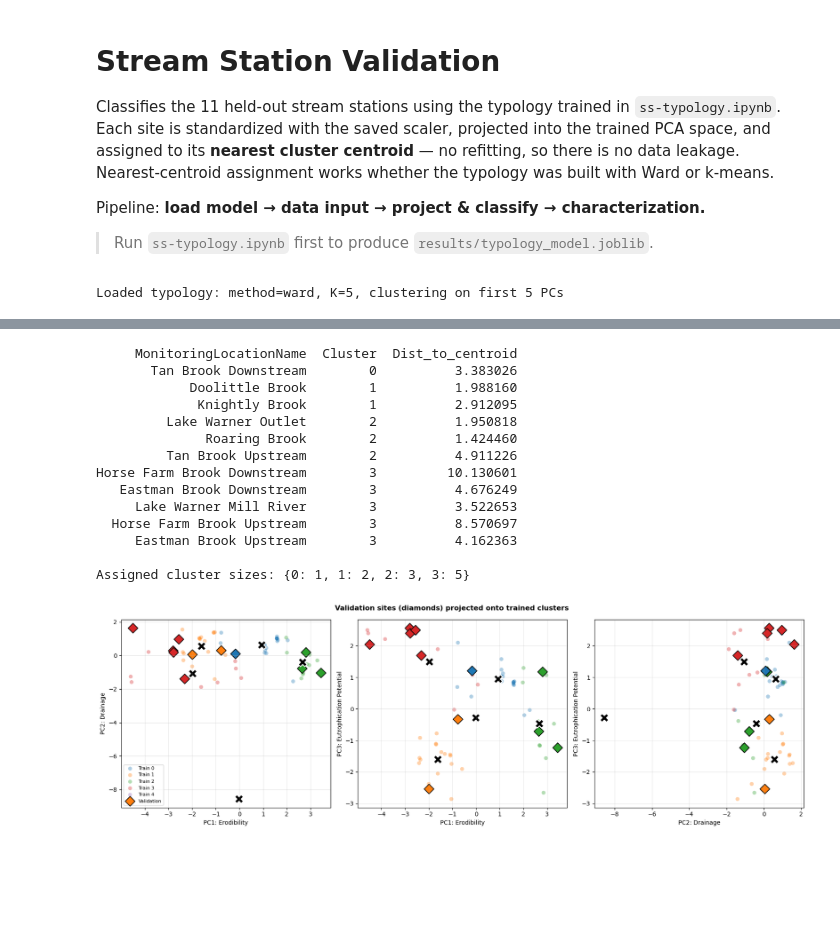
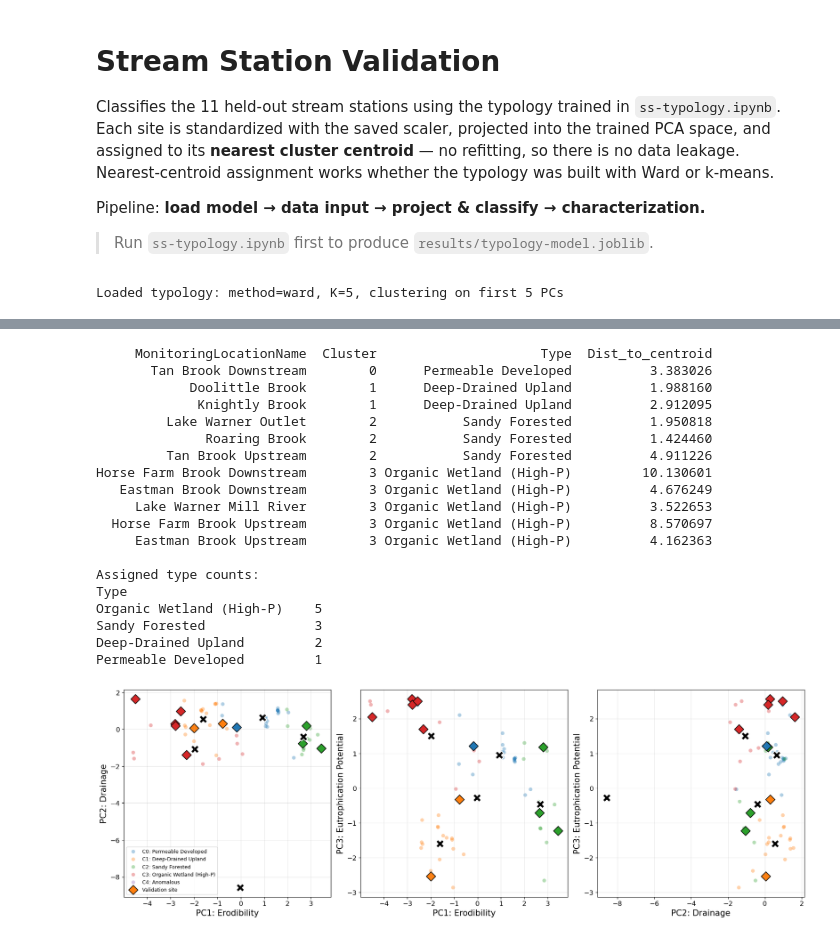
Before and after one commit to narslab/stream-station-typology, a Jupyter notebook: bin/sst-validation.ipynb, the cells around one changed output, grey strips where cells are left out. Saved outputs shown, nothing was run; the diff lists cells and outputs as text; code cells hidden in the pictures; blank space fills up the shorter version.

```diff
--- a/bin/sst-validation.ipynb
+++ b/bin/sst-validation.ipynb
@@ -9,7 +9,7 @@ whether the typology was built with Ward or k-means.
 
 Pipeline: **load model → data input → project & classify → characterization.**
 
-> Run `ss-typology.ipynb` first to produce `results/typology_model.joblib`.
+> Run `ss-typology.ipynb` first to produce `results/typology-model.joblib`.
 # %%
 # --- Setup & load the trained typology ---
 import numpy as np
@@ -26,11 +26,16 @@ OUT = ROOT / "results"        # data artifacts: CSV + joblib
 FIG = ROOT / "figures"        # all plots
 FIG.mkdir(exist_ok=True)
 
+# Larger fonts to match the typology figures
+plt.rcParams.update({"axes.labelsize": 15, "xtick.labelsize": 12,
+                     "ytick.labelsize": 12, "legend.fontsize": 11})
+
 M = joblib.load(OUT / "typology-model.joblib")
 scaler, pca = M["scaler"], M["pca"]
 centroids = M["centroids"]
 FEATURES, ID_COLS = M["features"], M["id_cols"]
 PC_NAMES, VARIABLE_LABELS = M["pc_names"], M["variable_labels"]
+CLUSTER_NAMES = M["cluster_names"]
 N = M["n_pcs_cluster"]
 PALETTE = list(plt.get_cmap("tab10").colors)
 print(f"Loaded typology: method={M['cluster_method']}, K={M['k']}, "
@@ -67,54 +72,58 @@ Validation sites: 11
 scores_v = pca.transform(scaler.transform(val[FEATURES]))[:, :N]
 dist = cdist(scores_v, centroids)          # distance to every cluster centroid
 val["Cluster"] = dist.argmin(axis=1)
+val["Type"] = val["Cluster"].map(CLUSTER_NAMES)
 val["Dist_to_centroid"] = dist.min(axis=1)
 
-print(val[["MonitoringLocationName", "Cluster", "Dist_to_centroid"]]
+print(val[["MonitoringLocationName", "Cluster", "Type", "Dist_to_centroid"]]
       .sort_values("Cluster").to_string(index=False))
-print("\nAssigned cluster sizes:",
-      val["Cluster"].value_counts().sort_index().to_dict())
+print("\nAssigned type counts:")
+print(val["Type"].value_counts().to_string())
 # %% [output]
-     MonitoringLocationName  Cluster  Dist_to_centroid
-       Tan Brook Downstream        0          3.383026
-            Doolittle Brook        1          1.988160
-             Knightly Brook        1          2.912095
-         Lake Warner Outlet        2          1.950818
-              Roaring Brook        2          1.424460
-         Tan Brook Upstream        2          4.911226
-Horse Farm Brook Downstream        3         10.130601
-   Eastman Brook Downstream        3          4.676249
-     Lake Warner Mill River        3          3.522653
-  Horse Farm Brook Upstream        3          8.570697
-     Eastman Brook Upstream        3          4.162363
+     MonitoringLocationName  Cluster                     Type  Dist_to_centroid
+       Tan Brook Downstream        0      Permeable Developed          3.383026
+            Doolittle Brook        1      Deep-Drained Upland          1.988160
+             Knightly Brook        1      Deep-Drained Upland          2.912095
+         Lake Warner Outlet        2           Sandy Forested          1.950818
+              Roaring Brook        2           Sandy Forested          1.424460
+         Tan Brook Upstream        2           Sandy Forested          4.911226
+Horse Farm Brook Downstream        3 Organic Wetland (High-P)         10.130601
+   Eastman Brook Downstream        3 Organic Wetland (High-P)          4.676249
+     Lake Warner Mill River        3 Organic Wetland (High-P)          3.522653
+  Horse Farm Brook Upstream        3 Organic Wetland (High-P)          8.570697
+     Eastman Brook Upstream        3 Organic Wetland (High-P)          4.162363
 
-Assigned cluster sizes: {0: 1, 1: 2, 2: 3, 3: 5}
+Assigned type counts:
+Type
+Organic Wetland (High-P)    5
+Sandy Forested              3
+Deep-Drained Upland         2
+Permeable Developed         1
 # %%
 # --- Visualization: validation sites (diamonds) over the trained clusters ---
 Zt, lt = M["train_scores"], M["train_labels"]
 pairs = [(0, 1), (0, 2), (1, 2)]
 
-fig, axes = plt.subplots(1, 3, figsize=(17, 5.5))
+fig, axes = plt.subplots(1, 3, figsize=(18, 6))
 for ax, (a, b) in zip(axes, pairs):
     for c in range(M["k"]):
         m = lt == c
         ax.scatter(Zt[m, a], Zt[m, b], c=[PALETTE[c]], s=45, alpha=.35,
-                   edgecolors="none", label=f"Train {c}")
+                   edgecolors="none", label=f"C{c}: {CLUSTER_NAMES[c]}")
     ax.scatter(scores_v[:, a], scores_v[:, b],
                c=[PALETTE[c] for c in val["Cluster"]], s=140, marker="D",
-               edgecolors="black", linewidth=1.2, label="Validation")
+               edgecolors="black", linewidth=1.2, label="Validation site")
     ax.scatter(centroids[:, a], centroids[:, b], c="black", marker="X", s=220,
                edgecolors="white", linewidth=1.5)
     ax.set(xlabel=f"PC{a+1}: {PC_NAMES[f'PC{a+1}']}",
            ylabel=f"PC{b+1}: {PC_NAMES[f'PC{b+1}']}")
     ax.grid(alpha=.3)
-axes[0].legend(fontsize=8)
-fig.suptitle("Validation sites (diamonds) projected onto trained clusters",
-             fontweight="bold")
+axes[0].legend(fontsize=9)
 fig.tight_layout()
 fig.savefig(FIG / "validation-projection.png", dpi=200)
 plt.show()
 # %% [output]
-[figure, old version]
+[figure, new version]
 # %%
 # --- Characterize the validation sites and save results ---
 vprofile = val.groupby("Cluster")[FEATURES].mean().T
```
Also changed, not shown: parts of 1 cell of this notebook, 2 other files.
